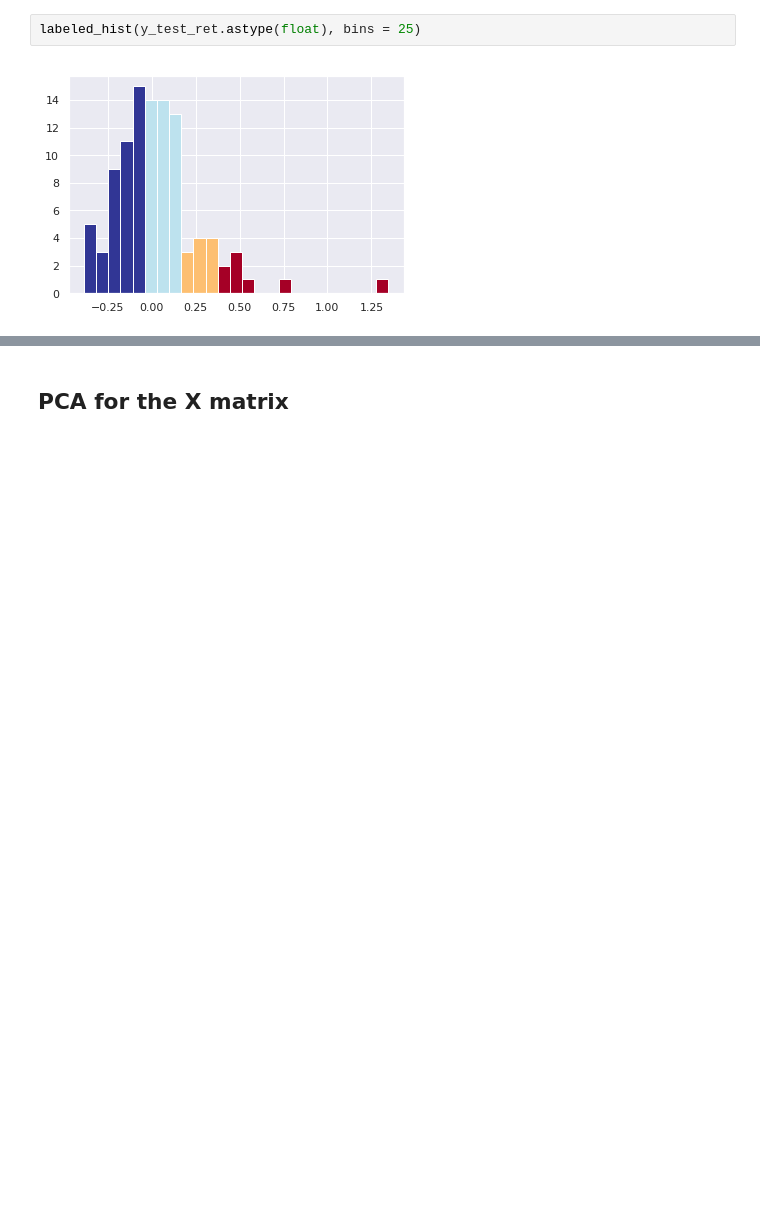
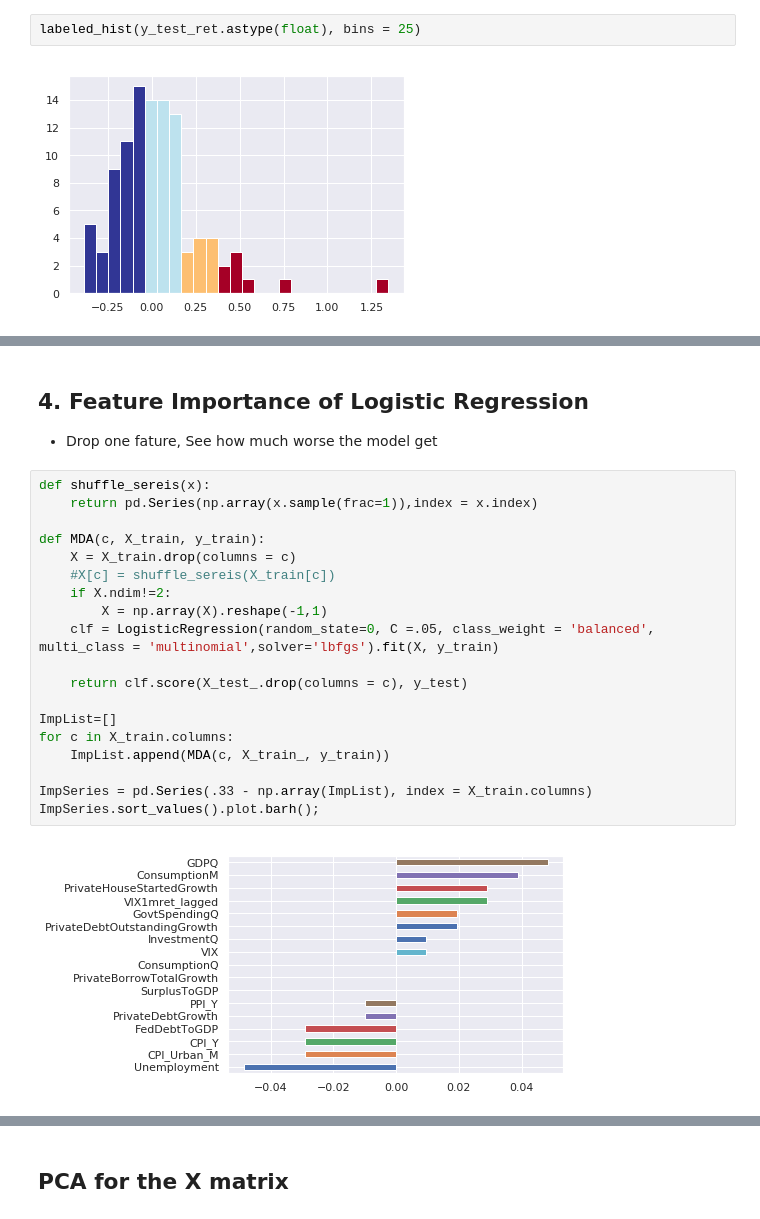
Before and after one commit to ShawnZhouu/VIXPrediction, a Jupyter notebook: MacroPredictsVIX.ipynb, the cells around one changed output, grey strips where cells are left out. Drawn from its saved outputs; the diff is of its cells as text; blank space fills up the shorter version.

```diff
--- a/MacroPredictsVIX.ipynb
+++ b/MacroPredictsVIX.ipynb
@@ -193,0 +284,24 @@ y_test_ret.plot()
+# %% [markdown]
+## 4. Feature Importance of Logistic Regression
+- Drop one fature, See how much worse the model get
+# %%
+def shuffle_sereis(x):
+    return pd.Series(np.array(x.sample(frac=1)),index = x.index)
+
+def MDA(c, X_train, y_train):
+    X = X_train.drop(columns = c)
+    #X[c] = shuffle_sereis(X_train[c])
+    if X.ndim!=2:
+        X = np.array(X).reshape(-1,1)
+    clf = LogisticRegression(random_state=0, C =.05, class_weight = 'balanced', multi_class = 'multinomial',solver='lbfgs').fit(X, y_train)
+
+    return clf.score(X_test_.drop(columns = c), y_test)
+
+ImpList=[]
+for c in X_train.columns:
+    ImpList.append(MDA(c, X_train_, y_train))
+
+ImpSeries = pd.Series(.33 - np.array(ImpList), index = X_train.columns)
+ImpSeries.sort_values().plot.barh();
+# %% [output]
+[figure, added]
```
Also changed, not shown: parts of 36 cells of this notebook.
